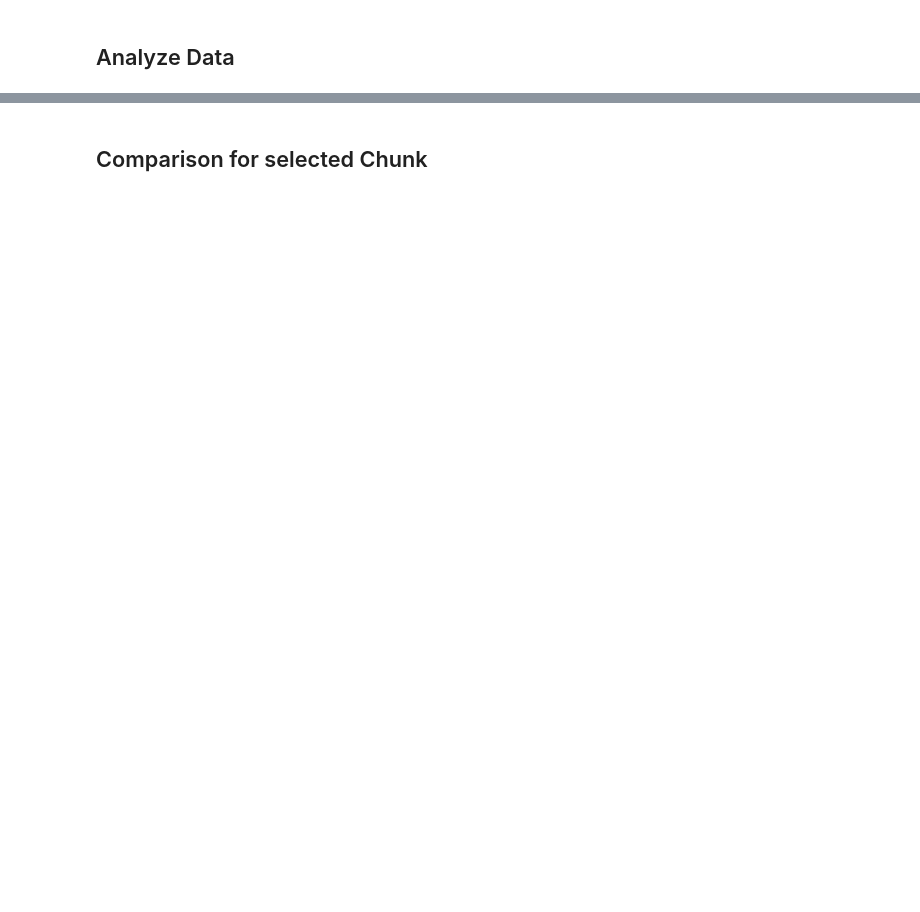
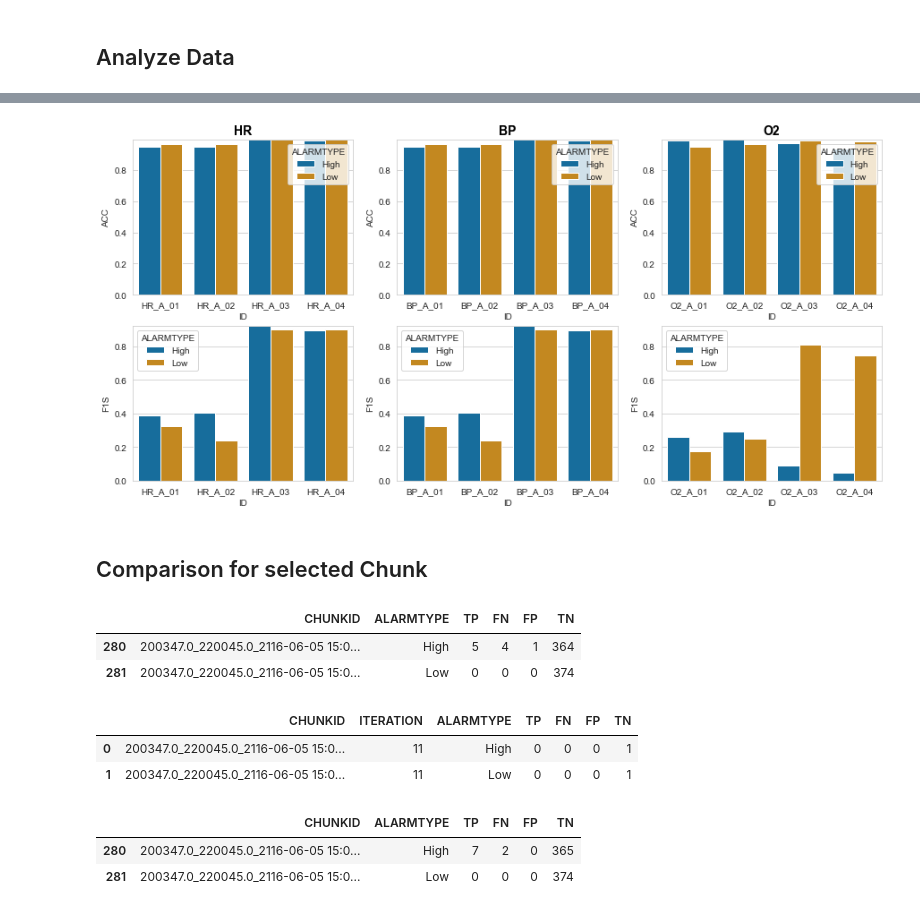
Before and after one commit to denise97/dhl2021, a Jupyter notebook: mimic_prediction_arima/analysis_arima-x_accuracy.ipynb, the cells around one changed output, grey strips where cells are left out. Saved outputs shown, nothing was run; the diff lists cells and outputs as text; code cells hidden in the pictures; blank space fills up the shorter version.

```diff
--- a/mimic_prediction_arima/analysis_arima-x_accuracy.ipynb
+++ b/mimic_prediction_arima/analysis_arima-x_accuracy.ipynb
@@ -556,13 +692,80 @@ overview_first1000 = pd.read_parquet(path_to_data+'arima-x_forecast_overview_fir
+# %%
+import matplotlib.pyplot as plt
+import seaborn as sns
+
+sns.set_style("whitegrid")
+
+plotdata = overview.replace( ['_H', '_L'], ['', ''], regex=True)
+
+fig, axs = plt.subplots(
+    2,
+    3,
+    figsize = (15, 7),
+    dpi = 72
+    )
+
+acc_ylimits = [0,max(overview.ACC)]
+f1s_ylimits = [0,max(overview.F1S)]
+
+for i, parameter in enumerate(['HR', 'BP', 'O2']):
+
+    sns.barplot(
+        ax = axs[0,i],
+        data = plotdata[plotdata.PARAMETER == parameter],
+        x='ID',
+        y='ACC',
+        hue='ALARMTYPE',
+        palette = sns.color_palette("colorblind"))
+    axs[0,i].set_title(str(parameter), fontweight='bold', color= 'black', fontsize=14)
+    axs[0,i].set_ylim(acc_ylimits)
+
+    sns.barplot(
+        ax = axs[1,i],
+        data = plotdata[plotdata.PARAMETER == parameter],
+        x='ID',
+        y='F1S',
+        hue='ALARMTYPE',
+        palette = sns.color_palette("colorblind"))
+    # axs[1,i].set_title(str(parameter), fontweight='bold', color= 'black', fontsize=14)
+    axs[1,i].set_ylim(f1s_ylimits)
+
+plt.show(fig)
+# %% [output]
+[figure, added]
 # %% [markdown]
 ## Comparison for selected Chunk
 # %%
 selected_chunkid = '200347.0_220045.0_2116-06-05 15:02:00'
 selected_iteration = 11
+# %%
+# 01 - ARIMA - Steady Train Size 12
+# Confusion matrix for selected chunk
+confusion_matrix_per_chunk_01_arima_steady_12_hr[
+    confusion_matrix_per_chunk_01_arima_steady_12_hr.CHUNKID == selected_chunkid]
+# %% [output]
+|  | CHUNKID | ALARMTYPE | TP | FN | FP | TN |
+| 280 | 200347.0_220045.0_2116-06-05 15:0... | High | 5 | 4 | 1 | 364 |
+| 281 | 200347.0_220045.0_2116-06-05 15:0... | Low | 0 | 0 | 0 | 374 |
+# %%
+# 01 - ARIMA - Steady Train Size 12
+# Confusion matrix for selected iteration for selected chunk
+confusion_matrices_per_chunk_01_arima_steady_12_hr[
+    (confusion_matrices_per_chunk_01_arima_steady_12_hr.CHUNKID == selected_chunkid) &
+    (confusion_matrices_per_chunk_01_arima_steady_12_hr.ITERATION == selected_iteration)
+    ]
+# %% [output]
+|  | CHUNKID | ITERATION | ALARMTYPE | TP | FN | FP | TN |
+| 0 | 200347.0_220045.0_2116-06-05 15:0... | 11 | High | 0 | 0 | 0 | 1 |
+| 1 | 200347.0_220045.0_2116-06-05 15:0... | 11 | Low | 0 | 0 | 0 | 1 |
 # %%
 # 02 - ARIMA - Expanding TRAIN Size
 # Confusion matrix for selected chunk
-confusion_matrix_per_chunk_02_arima_expanding_df[
-    confusion_matrix_per_chunk_02_arima_expanding_df.CHUNK_ID_FILLED_TH == selected_chunkid]
+confusion_matrix_per_chunk_02_arima_expanding_12_hr[
+    confusion_matrix_per_chunk_02_arima_expanding_12_hr.CHUNKID == selected_chunkid]
+# %% [output]
+|  | CHUNKID | ALARMTYPE | TP | FN | FP | TN |
+| 280 | 200347.0_220045.0_2116-06-05 15:0... | High | 7 | 2 | 0 | 365 |
+| 281 | 200347.0_220045.0_2116-06-05 15:0... | Low | 0 | 0 | 0 | 374 |
 # %%
 # 02 - ARIMA - Expanding TRAIN Size
 # Confusion matrix for selected iteration for selected chunk
```
Also changed, not shown: parts of 26 cells of this notebook.
